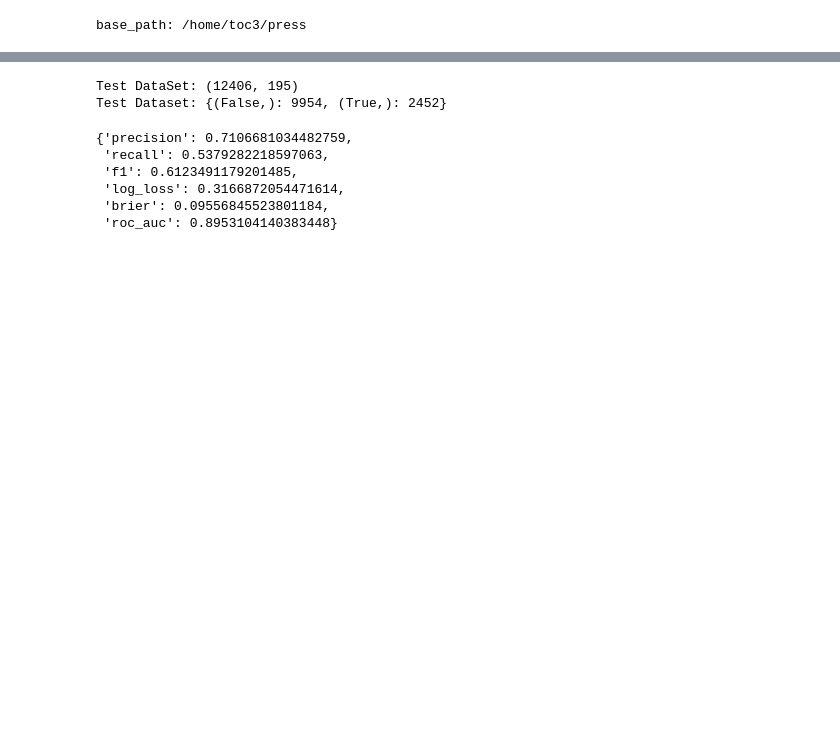
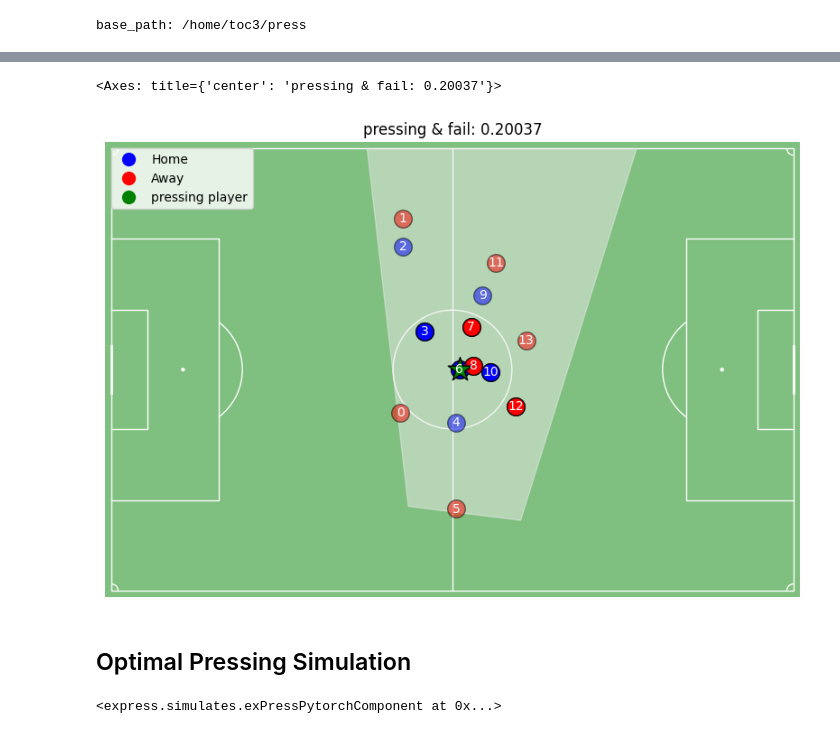
Before and after one commit to leemingo/sr-press, a Jupyter notebook: notebook/5-simulated-pressing-application.ipynb, the cells around one changed output, grey strips where cells are left out. Saved outputs shown, nothing was run; the diff lists cells and outputs as text; code cells hidden in the pictures; blank space fills up the shorter version.

Commit message:
[feat] Add soccermap-based pressing simulation module

```diff
--- a/notebook/5-simulated-pressing-application.ipynb
+++ b/notebook/5-simulated-pressing-application.ipynb
@@ -25,9 +26,10 @@ import express.config as config
 # %%
-model = "xgboost" #"xgboost"
-trial = 4
+# Configuration
+model = "soccermap" #"soccermap"
+trial = 15 # 15
 
-save_path = os.path.join(base_path, "stores", "model", model, f"{trial:03d}", "component.pkl")
-path = Path(save_path)
-component = pickle.load(path.open(mode="rb"))
+path = Path(base_path) / "stores" / "model" / model / f"{trial:03d}" / "component.pkl"
+with path.open(mode="rb") as file:
+    component = pickle.load(file)
 component
 # %% [output]
@@ -34,0 +37,6 @@ component
+# %%
+TEST_DB_PATH = os.path.join(base_path, "stores/test_database.sqlite")
+test_db = SQLiteDatabase(TEST_DB_PATH)
+dataset_test = partial(PressingDataset, path=os.path.join(base_path, "stores", "datasets", "test"))
+
+component.test(dataset_test)
@@ -34,0 +53,3 @@ component
+# %%
+preds = component.predict(dataset_test)
+preds
@@ -35,34 +74,44 @@ component
+# %%
+game_id = 3895202
+action_id = 555
+idx = (game_id, action_id)
+
+home_team_id, away_team_id = test_db.get_home_away_team_id(game_id = game_id)
+actions = add_names(test_db.actions(3895202))
+
+
+plot_action(actions.loc[idx], home_team_id=home_team_id, prob=preds.loc[idx].iloc[0])
+# %% [output]
+<Axes: title={'center': 'pressing & fail: 0.20037'}>
+[figure, added]
+# %% [markdown]
+## Optimal Pressing Simulation
 # %%
 TEST_DB_PATH = os.path.join(base_path, "stores/test_database.sqlite")
 test_db = SQLiteDatabase(TEST_DB_PATH)
 dataset_test = partial(PressingDataset, path=os.path.join(base_path, "stores", "datasets", "test"))
 
 if model == "xgboost":
-    xfns = ["startlocation", "closest_11_players"]
-    nb_prev_actions = 3
+    test_dataset = PressingDataset(
+        path= os.path.join(base_path, "stores", "datasets", "test"),
+        xfns=["startlocation", "closest_11_players"],
+        yfns=["counterpress"],
+        load_cached=True,
+        nb_prev_actions=3
+    )
+    simulater = expressXGBoostComponent(test_db, component,
+                                        xfns= test_dataset.xfns.keys(), nb_prev_actions=3)
 elif model == "soccermap":
-    xfns = ["startlocation", "freeze_frame_360"]
-    nb_prev_actions = 1
+    test_dataset = PressingDataset(
+        path= os.path.join(base_path, "stores", "datasets", "test"),
+        xfns=["startlocation", "freeze_frame_360"],
+        yfns=["counterpress"],
+        load_cached=True,
+        nb_prev_actions=1
+    )
+    simulater = exPressPytorchComponent(test_db, component,
+                                        xfns= test_dataset.xfns.keys(), labels=test_dataset.labels, nb_prev_actions=1)
 
-test_dataset = PressingDataset(
-    path= os.path.join(base_path, "stores", "datasets", "test"),
-    xfns=xfns,
-    yfns=["counterpress"],
-    load_cached=True,
-    nb_prev_actions=nb_prev_actions
-)
-
-print(f"Test DataSet: {test_dataset.features.shape}")
-print(f"Test Dataset: {test_dataset.labels.value_counts().to_dict()}")
+simulater
 # %% [output]
-Test DataSet: (12406, 195)
-Test Dataset: {(False,): 9954, (True,): 2452}
+<express.simulates.exPressPytorchComponent at 0x...>
-# %%
-component.test(dataset_test)
-# %% [output]
-{'precision': 0.7106681034482759,
- 'recall': 0.5379282218597063,
- 'f1': 0.6123491179201485,
- 'log_loss': 0.3166872054471614,
- 'brier': 0.09556845523801184,
- 'roc_auc': 0.8953104140383448}
```
Also changed, not shown: parts of 19 cells of this notebook, 1 other file.
